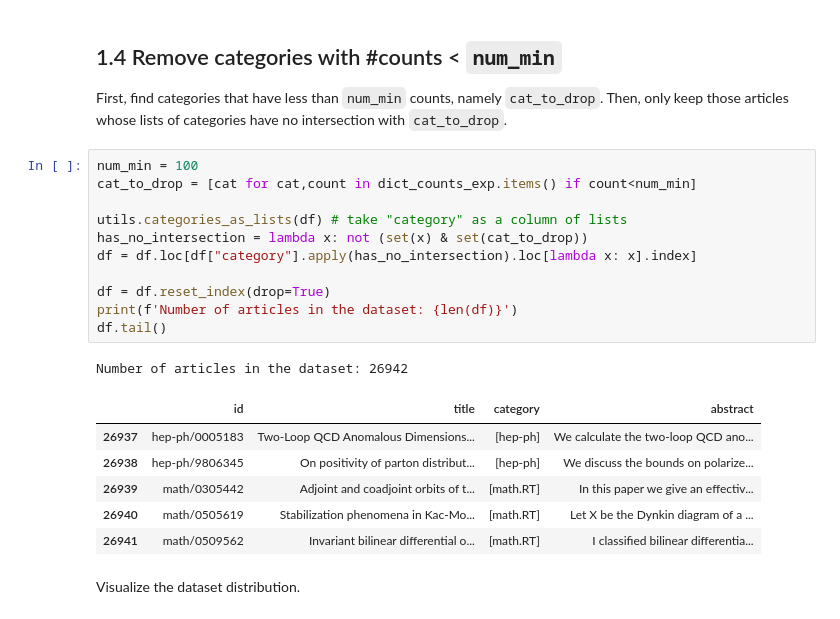
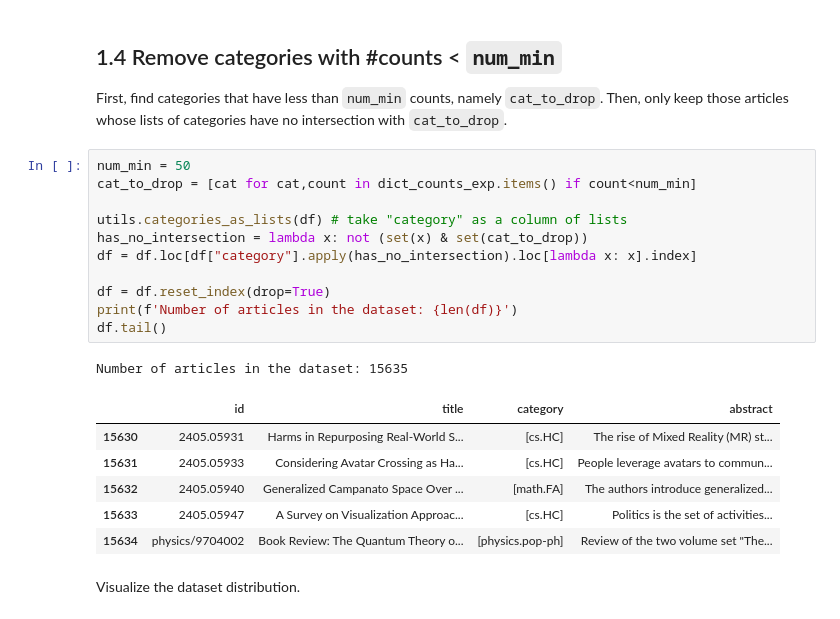
Before and after one commit to auroramugnai/ArXivClassification, a Jupyter notebook: ArXivClassification/category_classification.ipynb, the cells around one changed output. Cells and saved outputs as stored; diff of their text form.

```diff
--- a/ArXivClassification/category_classification.ipynb
+++ b/ArXivClassification/category_classification.ipynb
@@ -149,24 +149,24 @@ Number of categories appearing in the dataset: 20
 First, find categories that have less than `num_min` counts, namely `cat_to_drop`.
 Then, only keep those articles whose lists of categories have no intersection with `cat_to_drop`.
 # %%
-num_min = 100
+num_min = 50
 cat_to_drop = [cat for cat,count in dict_counts_exp.items() if count<num_min]
 
 utils.categories_as_lists(df) # take "category" as a column of lists
 has_no_intersection = lambda x: not (set(x) & set(cat_to_drop))
 df = df.loc[df["category"].apply(has_no_intersection).loc[lambda x: x].index]
 
 df = df.reset_index(drop=True)
 print(f'Number of articles in the dataset: {len(df)}')
 df.tail()
 # %% [output]
-Number of articles in the dataset: 26942
+Number of articles in the dataset: 15635
 |  | id | title | category | abstract |
-| 26937 | hep-ph/0005183 | Two-Loop QCD Anomalous Dimensions... | [hep-ph] | We calculate the two-loop QCD ano... |
-| 26938 | hep-ph/9806345 | On positivity of parton distribut... | [hep-ph] | We discuss the bounds on polarize... |
-| 26939 | math/0305442 | Adjoint and coadjoint orbits of t... | [math.RT] | In this paper we give an effectiv... |
-| 26940 | math/0505619 | Stabilization phenomena in Kac-Mo... | [math.RT] | Let X be the Dynkin diagram of a ... |
-| 26941 | math/0509562 | Invariant bilinear differential o... | [math.RT] | I classified bilinear differentia... |
+| 15630 | 2405.05931 | Harms in Repurposing Real-World S... | [cs.HC] | The rise of Mixed Reality (MR) st... |
+| 15631 | 2405.05933 | Considering Avatar Crossing as Ha... | [cs.HC] | People leverage avatars to commun... |
+| 15632 | 2405.05940 | Generalized Campanato Space Over ... | [math.FA] | The authors introduce generalized... |
+| 15633 | 2405.05947 | A Survey on Visualization Approac... | [cs.HC] | Politics is the set of activities... |
+| 15634 | physics/9704002 | Book Review: The Quantum Theory o... | [physics.pop-ph] | Review of the two volume set "The... |
 # %% [markdown]
 Visualize the dataset distribution.
 # %%
```
Also changed, not shown: parts of 11 cells of this notebook.
